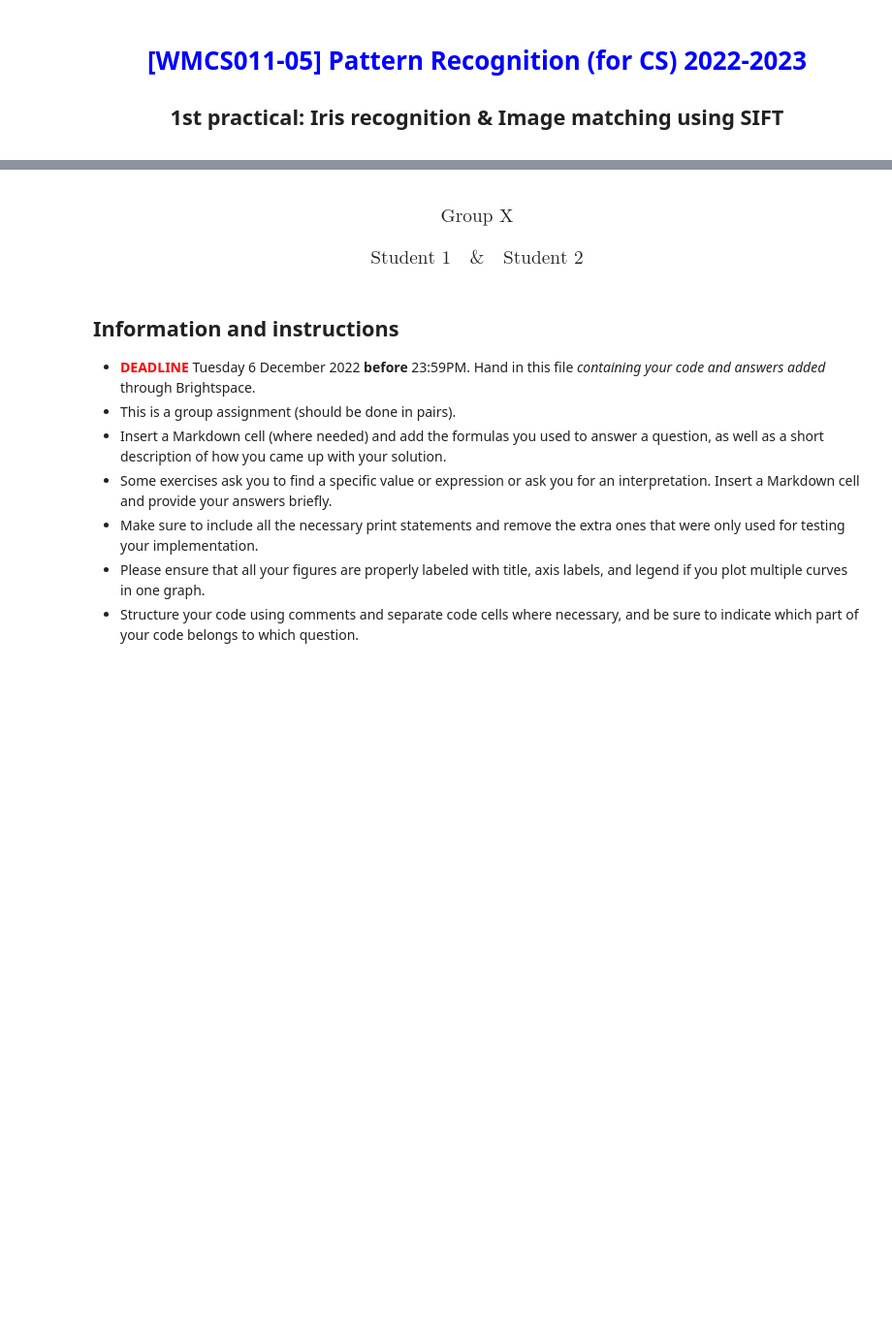
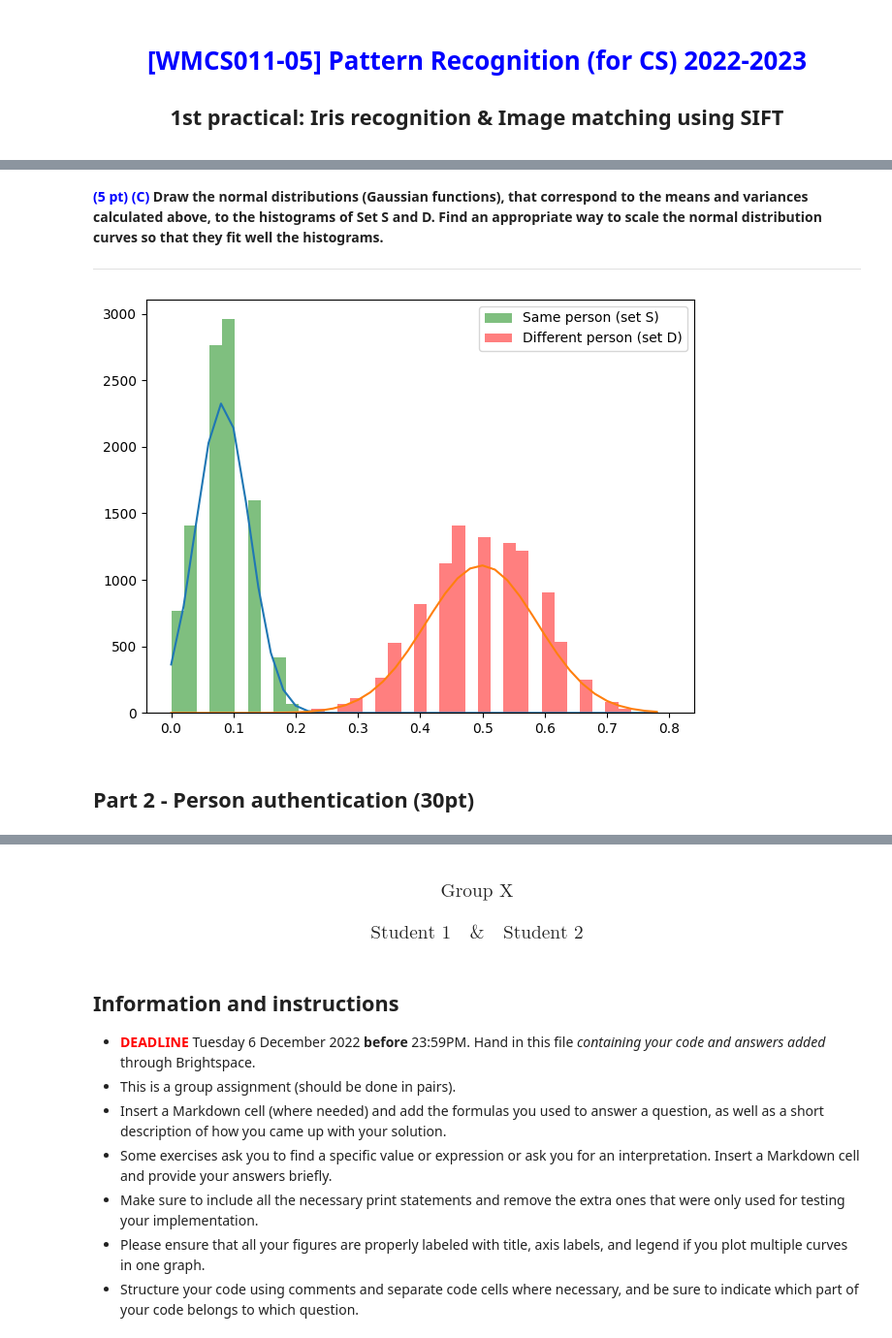
Before and after one commit to chadji15/PR1, a Jupyter notebook: Hadjichristodoulou_Lassche_Group21.ipynb, the cells around one changed output, grey strips where cells are left out. Shown at 97% size. Saved outputs shown, nothing was run; the diff lists cells and outputs as text; code cells hidden in the pictures; blank space fills up the shorter version.

```diff
--- a/Hadjichristodoulou_Lassche_Group21.ipynb
+++ b/Hadjichristodoulou_Lassche_Group21.ipynb
@@ -4,0 +99,29 @@
+# %%
+# Compute mean and variance...
+setS_mean = np.mean(setS)
+setS_var = np.var(setS)
+
+setD_mean = np.mean(setD)
+setD_var = np.var(setD)
+# %% [markdown]
+<span style="color:blue">  **(5 pt) (C)** </span> **Draw the normal distributions (Gaussian functions), that correspond to the means and variances calculated above, to the histograms of Set S and D. Find an appropriate way to scale the normal distribution curves so that they fit well the histograms.**
+
+<hr>
+# %%
+# Plot the distributions...
+plt.hist(setS, bins, alpha=0.5, color='g', label='Same person (set S)')
+plt.hist(setD, bins, alpha=0.5, color='r', label='Different person (set D)')
+plt.legend(loc='upper right')
+plt.tight_layout()
+
+scale = N/n_bins #The number of samples N and the number of bins are considered. Those give a good scalar. Since if N is lower, the bars are lower. If the number of bins are smaller, the bars are larger. The gaussian distribution scales the normalized version of the samples.
+x = np.arange(start=0, stop=0.8, step=0.02)
+setS_y = scale*(1/math.sqrt(2*math.pi*setS_var))*np.exp(-(np.power(x-setS_mean,2))/(2*setS_var)) #The formula introduced in the lecutre, multiplied by the scalar
+setD_y = scale*(1/math.sqrt(2*math.pi*setD_var))*np.exp(-(np.power(x-setD_mean,2))/(2*setD_var))
+plt.plot(x, setS_y)
+plt.plot(x, setD_y)
+plt.show()
+# %% [output]
+[figure, added]
+# %% [markdown]
+## Part 2 - Person authentication (30pt) <a class="anchor" id="section_1_2"></a></span>
```
Also changed, not shown: parts of 30 cells of this notebook.
